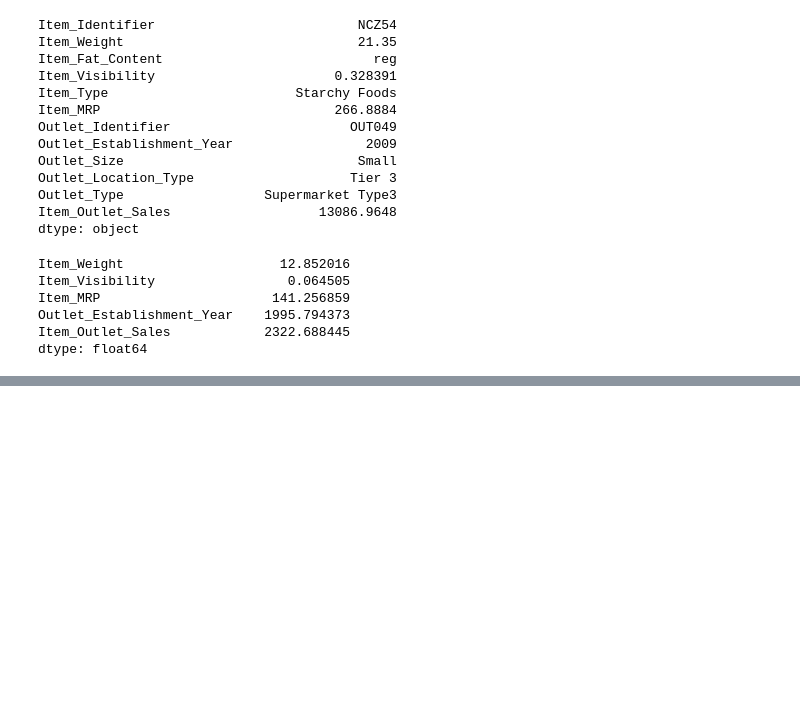
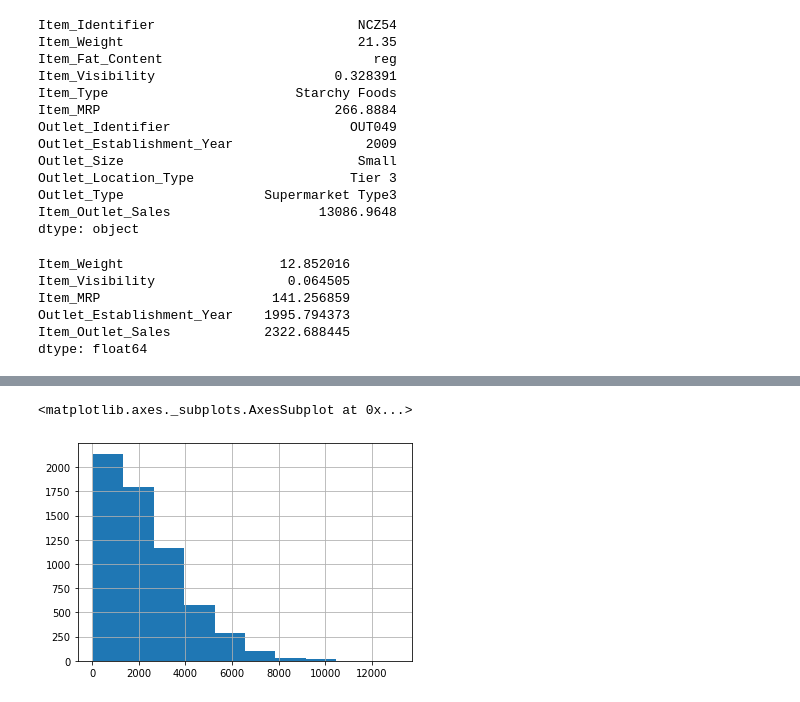
Before and after one commit to yelxel/sales-predictions, a Jupyter notebook: sales_predictions.ipynb, the cells around one changed output, grey strips where cells are left out. Cells and saved outputs as stored; diff of their text form; code cells hidden in the pictures; blank space fills up the shorter version.

```diff
--- a/sales_predictions.ipynb
+++ b/sales_predictions.ipynb
@@ -196,0 +236,5 @@ dtype: float64
+# %%
+df['Item_Outlet_Sales'].hist()
+# %% [output]
+<matplotlib.axes._subplots.AxesSubplot at 0x...>
+[figure, added]
```
Also changed, not shown: parts of 11 cells of this notebook.
